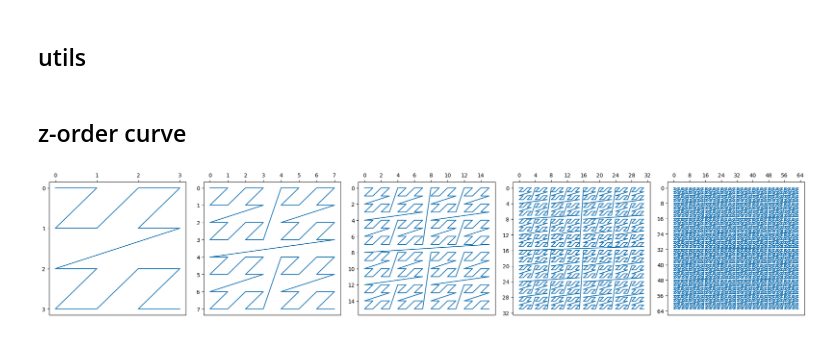
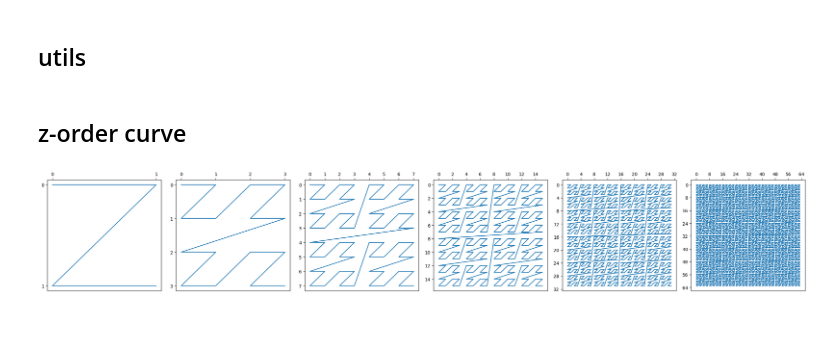
Before and after one commit to peluche/ml-misc, a Jupyter notebook: space-filling-curve.ipynb, the cells around one changed output. Drawn from its saved outputs; the diff is of its cells as text; code cells hidden in the pictures.

```diff
--- a/space-filling-curve.ipynb
+++ b/space-filling-curve.ipynb
@@ -28,21 +28,22 @@ def plot_orders(f, orders=[1, 2, 3, 4]):
 ## z-order curve
 # %%
 def z_order_curve(size):
+    ''' Interleave the binary representation of x and y '''
     res = []
     for ii in range(size):
         for jj in range(size):
             i, j = ii, jj
             index, shift = 0, 0
             while i or j:
                 pair = (i & 1) | ((j & 1) << 1)
                 index |= pair << shift
                 shift += 2
                 i >>= 1
                 j >>= 1
             res.append((index, ii, jj))
     res.sort()
     return [(i, j) for _, i, j in res]
 
-plot_orders(z_order_curve, [4, 8, 16, 32, 64])
+plot_orders(z_order_curve, [2, 4, 8, 16, 32, 64])
 # %% [output]
-[figure, old version]
+[figure, new version]
```
Also changed, not shown: parts of 3 cells of this notebook.
